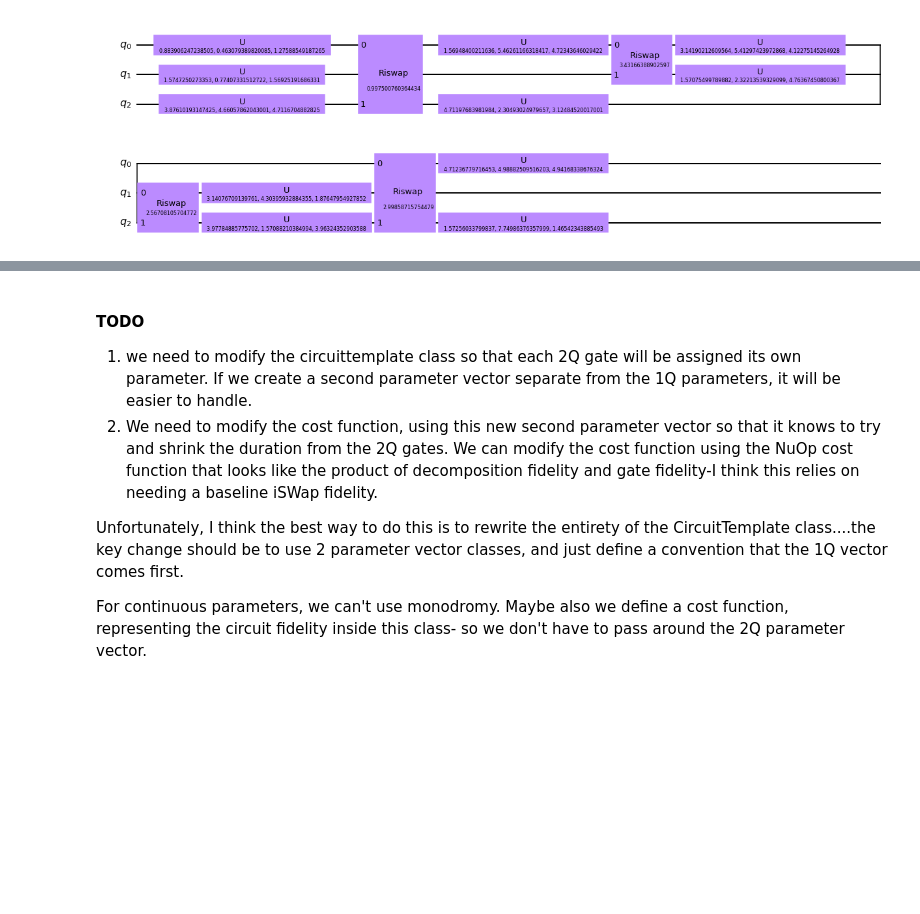
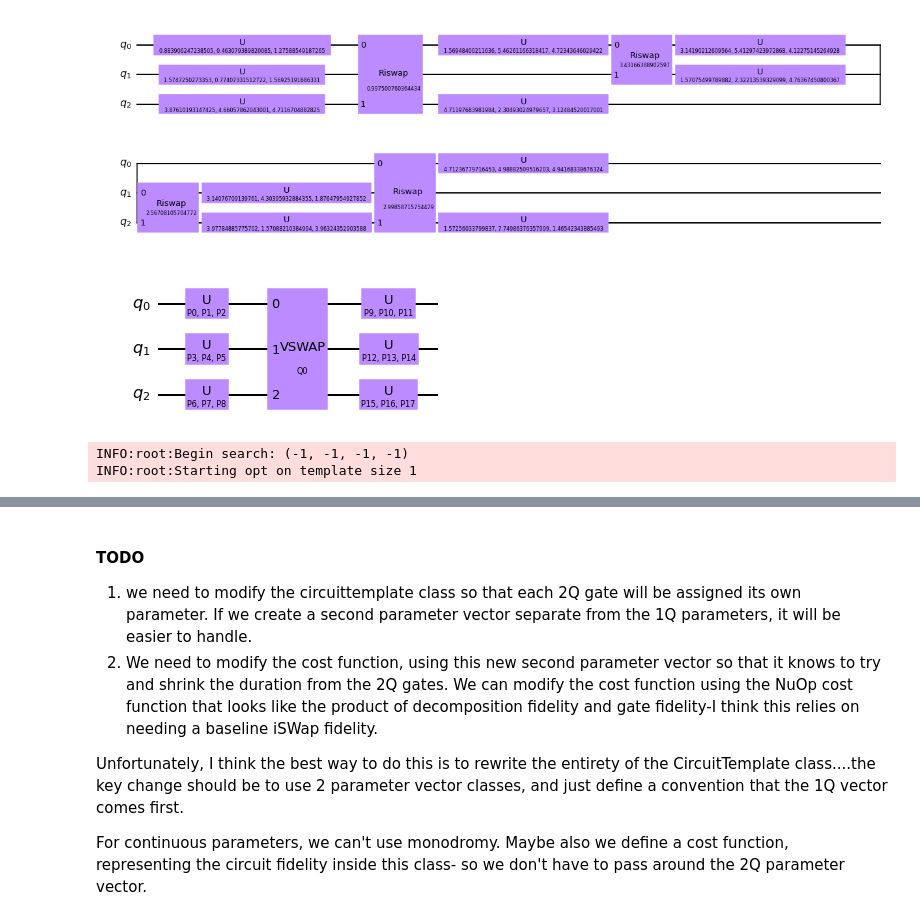
Before and after one commit to Pitt-JonesLab/slam_decomposition, a Jupyter notebook: src/scripts/continuous_basis.ipynb, the cells around one changed output, grey strips where cells are left out. Saved outputs shown, nothing was run; the diff lists cells and outputs as text; code cells hidden in the pictures; blank space fills up the shorter version.

Commit message:
working entanglement searches

```diff
--- a/src/scripts/continuous_basis.ipynb
+++ b/src/scripts/continuous_basis.ipynb
@@ -141,3 +141,13 @@ Decomposition Fidelity 0.15598452940072557
 Circuit Fidelity 0.9900408859811234
 Total Fidelity 0.7360824319799121
 [figure]
+# %%
+from src.basis import CircuitTemplate
+from src.utils.custom_gates import VSwap
+from src.basisv2 import CircuitTemplateV2
+basis3 = CircuitTemplateV2(n_qubits=3, base_gates=[gates.VSwap], edge_params=[[(0,1,2)]])
+basis3.build(1)
+basis3.spanning_range = range(1,2)
+basis3.circuit.draw(output='mpl')
+# %% [output]
+[figure, added]
@@ -143,0 +157,6 @@ Total Fidelity 0.7360824319799121
+# %%
+optimizer = TemplateOptimizer(basis=basis3, objective=objective2, use_callback=True, override_fail=True)
+ret3 = optimizer.approximate_target_U(w_state)
+# %% [output]
+INFO:root:Begin search: (-1, -1, -1, -1)
+INFO:root:Starting opt on template size 1
```
Also changed, not shown: parts of 6 cells of this notebook, 5 other files.
